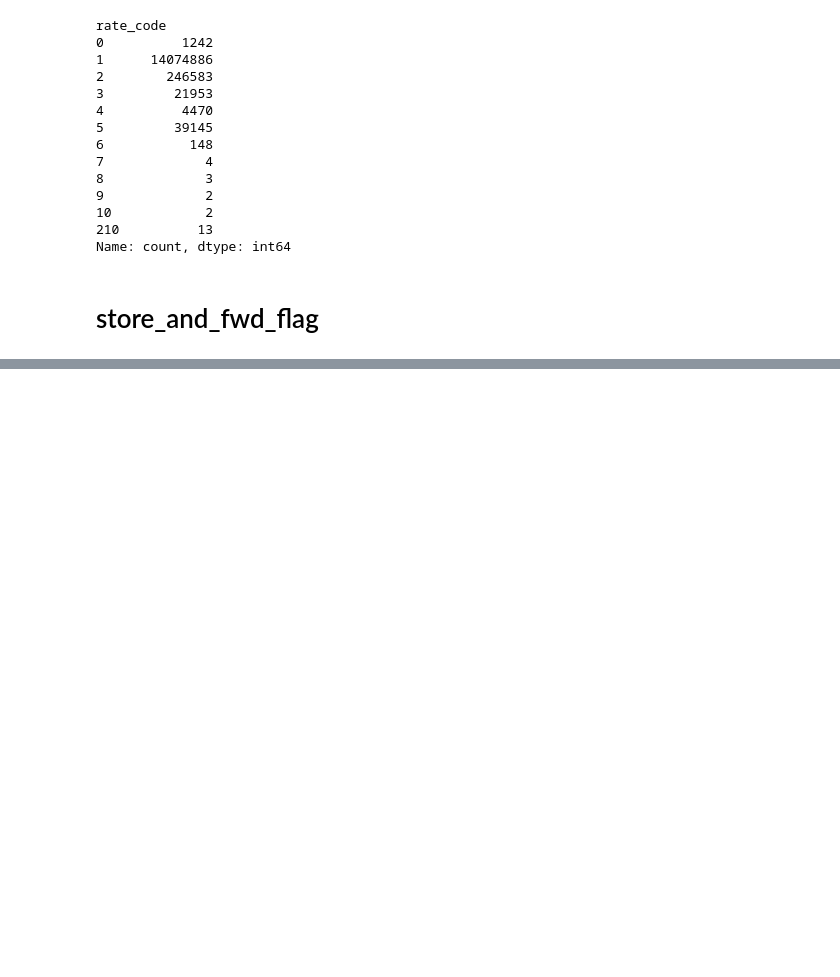
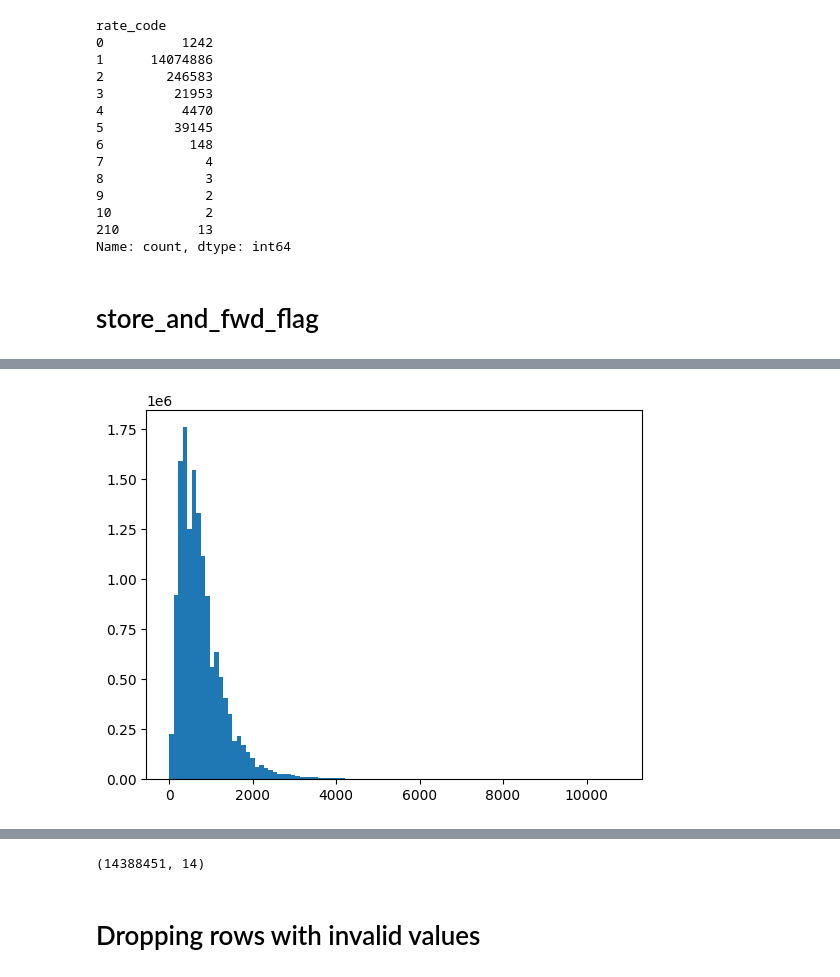
Before and after one commit to benmurphy97/nyc-taxi-cab, a Jupyter notebook: data_exploration.ipynb, the cells around one changed output, grey strips where cells are left out. Cells and saved outputs as stored; diff of their text form; code cells hidden in the pictures; blank space fills up the shorter version.

Commit message:
dropping rows

```diff
--- a/data_exploration.ipynb
+++ b/data_exploration.ipynb
@@ -137,3 +159,8 @@ Name: count, dtype: int64
+# %%
+plt.hist(trips['trip_time_in_secs'], bins=100)
+plt.show()
+# %% [output]
+[figure, added]
 # %%
 trips.head()
 # %% [output]
@@ -143,3 +170,7 @@ trips.head()
 | 2 | 70166F37A5CC66D9A35366764ACC40DC | 1BAF0067863EA446E21314F88A600B4D | CMT | 1 | N | 2013-11-25 09:43:42 | 2013-11-25 10:02:57 | ... |
 | 3 | 0C05C17E209CA4C15F89107F9D686FF3 | 57732D1D0E713118D1FB1D359666596E | CMT | 1 | N | 2013-11-25 06:49:58 | 2013-11-25 07:04:22 | ... |
 | 4 | 0ECC4D3D2025A987532E1E5B5B26A119 | 2A16D1DBD37DC6AD1BD02913D34E1B1C | CMT | 1 | N | 2013-11-25 10:02:12 | 2013-11-25 10:17:15 | ... |
+# %%
+trips.shape
+# %% [output]
+(14388451, 14)
@@ -145,0 +189,2 @@ trips.head()
+# %% [markdown]
+# Dropping rows with invalid values
```
Also changed, not shown: parts of 13 cells of this notebook.
